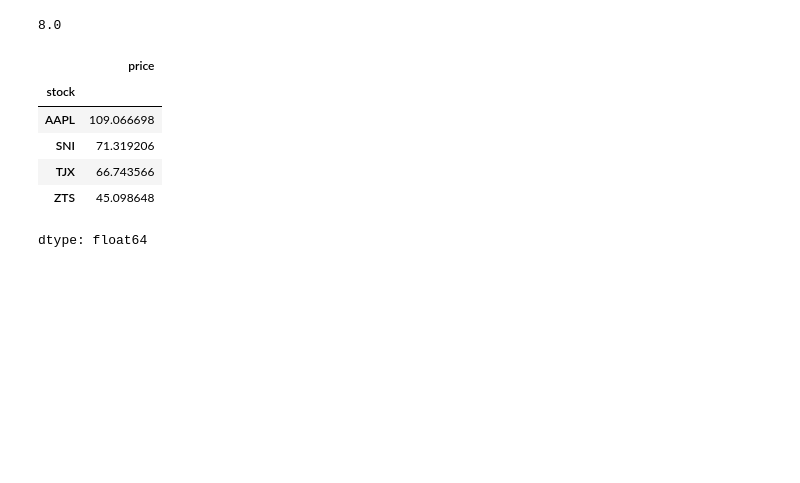
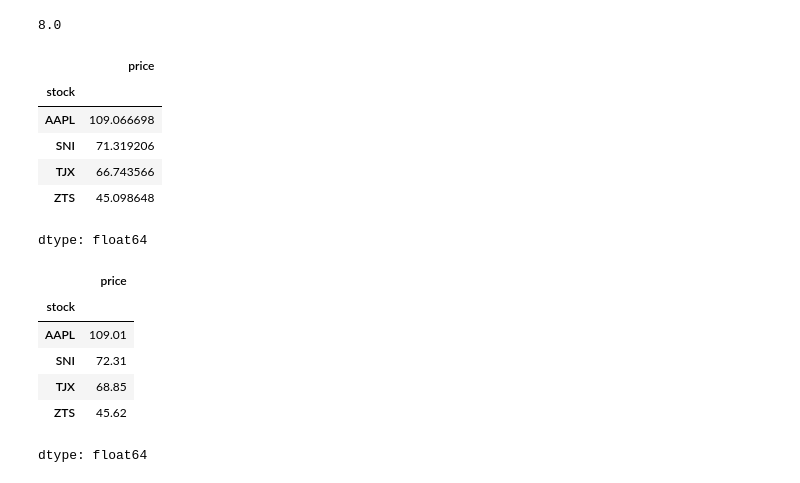
Before and after one commit to chemkemeimyers/PythonProjects, a Jupyter notebook: SavingNLoadingFiles.ipynb, the cells around one changed output. Cells and saved outputs as stored; diff of their text form; code cells hidden in the pictures; blank space fills up the shorter version.

```diff
--- a/SavingNLoadingFiles.ipynb
+++ b/SavingNLoadingFiles.ipynb
@@ -183,3 +183,13 @@ data.groupby(["stock"])["price"].mean()
 | TJX | 66.743566 |
 | ZTS | 45.098648 |
 dtype: float64
+# %%
+data.groupby(["stock"])["price"].median()
+# %% [output]
+|  | price |
+| stock |  |
+| AAPL | 109.01 |
+| SNI | 72.31 |
+| TJX | 68.85 |
+| ZTS | 45.62 |
+dtype: float64
```
